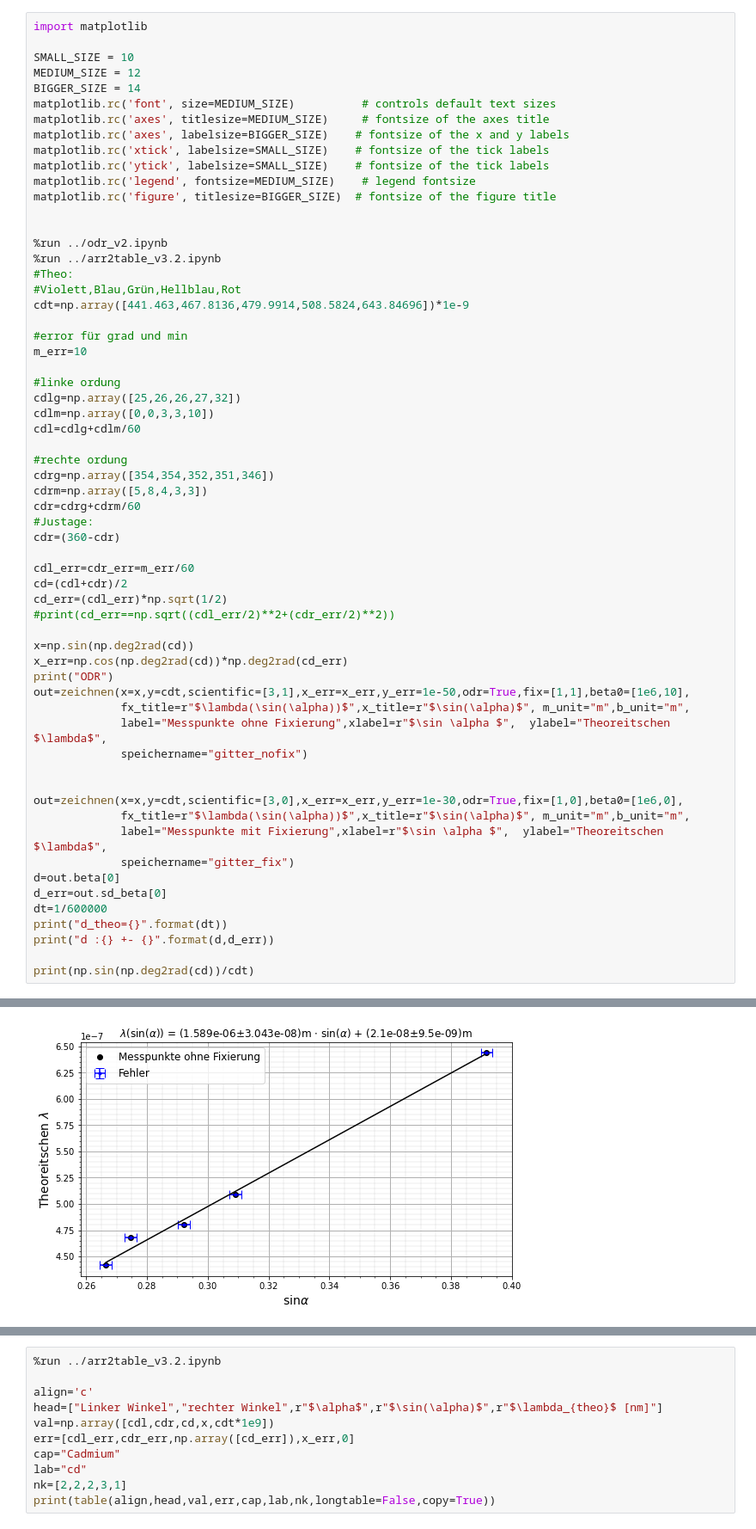
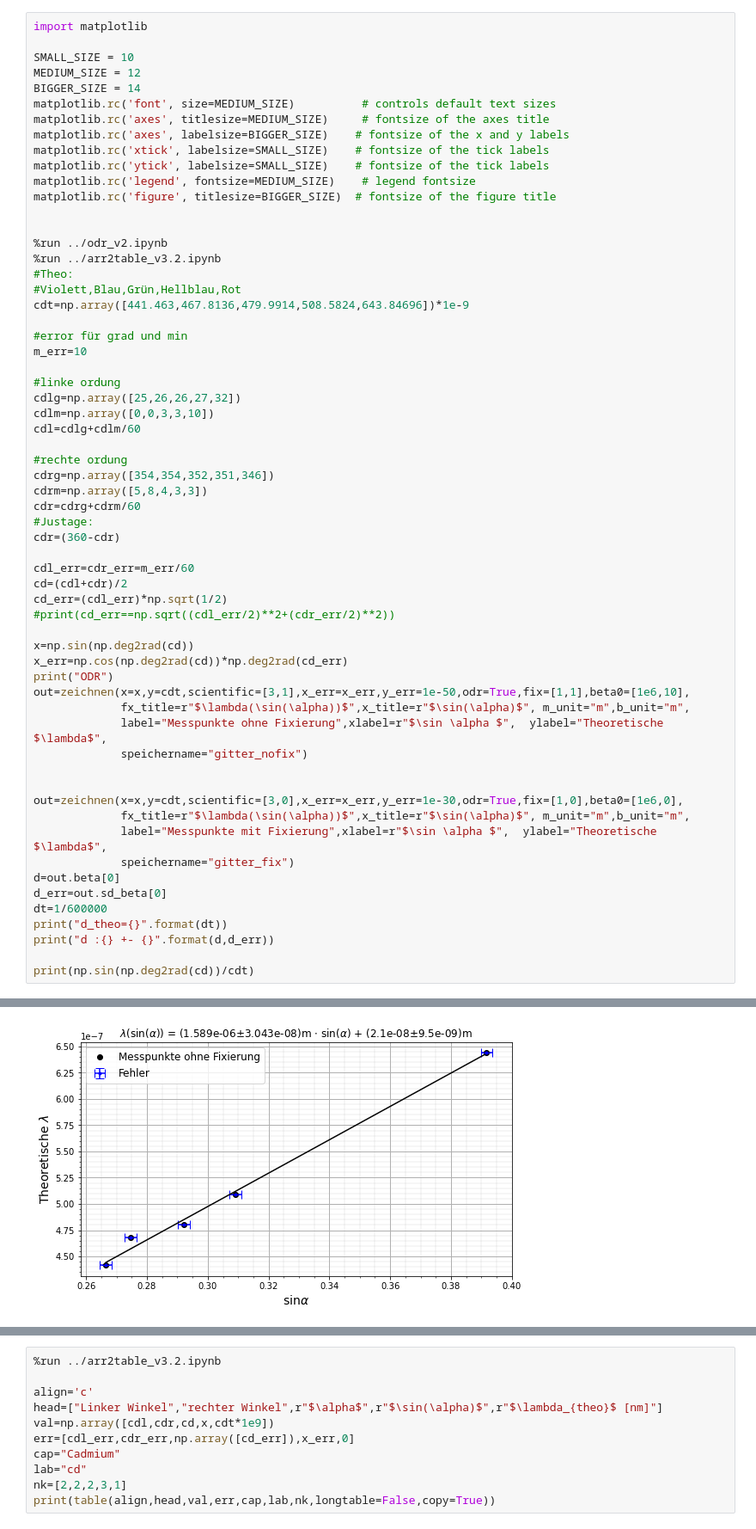
Before and after one commit to Alex-Adam25/python, a Jupyter notebook: Experiment_AS1/plot.ipynb, the cells around one changed output, grey strips where cells are left out. Shown at 86% size. Cells and saved outputs as stored; diff of their text form.

```diff
--- a/Experiment_AS1/plot.ipynb
+++ b/Experiment_AS1/plot.ipynb
@@ -32,33 +32,33 @@ cdrg=np.array([354,354,352,351,346])
 cdrm=np.array([5,8,4,3,3])
 cdr=cdrg+cdrm/60
 #Justage:
 cdr=(360-cdr)
 
 cdl_err=cdr_err=m_err/60
 cd=(cdl+cdr)/2
 cd_err=(cdl_err)*np.sqrt(1/2)
 #print(cd_err==np.sqrt((cdl_err/2)**2+(cdr_err/2)**2))
 
 x=np.sin(np.deg2rad(cd))
 x_err=np.cos(np.deg2rad(cd))*np.deg2rad(cd_err)
 print("ODR")
 out=zeichnen(x=x,y=cdt,scientific=[3,1],x_err=x_err,y_err=1e-50,odr=True,fix=[1,1],beta0=[1e6,10],
              fx_title=r"$\lambda(\sin(\alpha))$",x_title=r"$\sin(\alpha)$", m_unit="m",b_unit="m",
-             label="Messpunkte ohne Fixierung",xlabel=r"$\sin \alpha $",  ylabel="Theoreitschen $\lambda$",
+             label="Messpunkte ohne Fixierung",xlabel=r"$\sin \alpha $",  ylabel="Theoretische $\lambda$",
              speichername="gitter_nofix")
 
 
 out=zeichnen(x=x,y=cdt,scientific=[3,0],x_err=x_err,y_err=1e-30,odr=True,fix=[1,0],beta0=[1e6,0],
              fx_title=r"$\lambda(\sin(\alpha))$",x_title=r"$\sin(\alpha)$", m_unit="m",b_unit="m",
-             label="Messpunkte mit Fixierung",xlabel=r"$\sin \alpha $",  ylabel="Theoreitschen $\lambda$",
+             label="Messpunkte mit Fixierung",xlabel=r"$\sin \alpha $",  ylabel="Theoretische $\lambda$",
              speichername="gitter_fix")
 d=out.beta[0]
 d_err=out.sd_beta[0]
 dt=1/600000
 print("d_theo={}".format(dt))
 print("d :{} +- {}".format(d,d_err))
 
 print(np.sin(np.deg2rad(cd))/cdt)
 # %% [output]
 ODR
-[figure, old version]
+[figure, new version]
```
Also changed, not shown: parts of 4 cells of this notebook, 2 other files.
